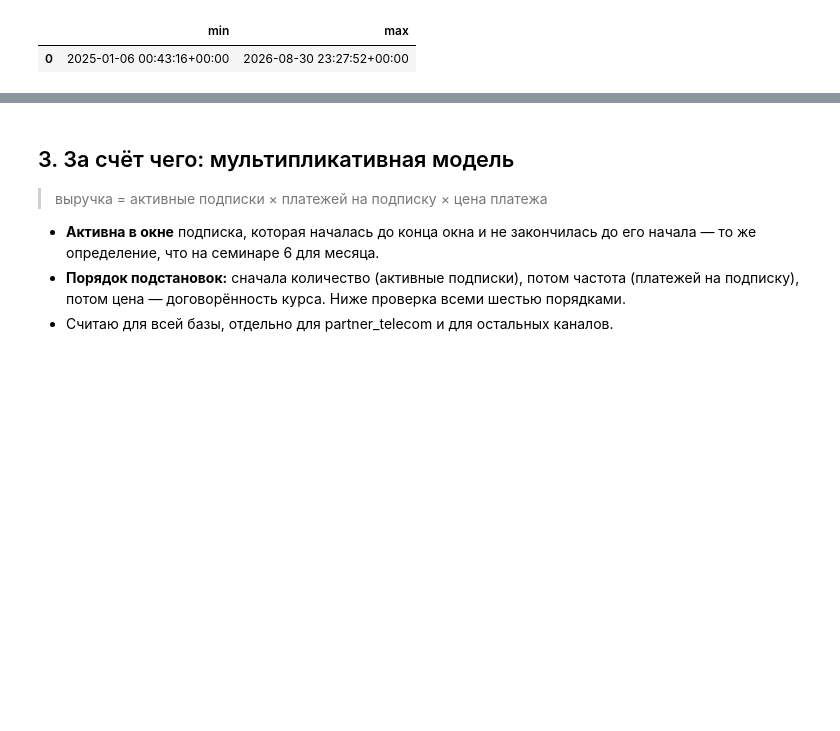
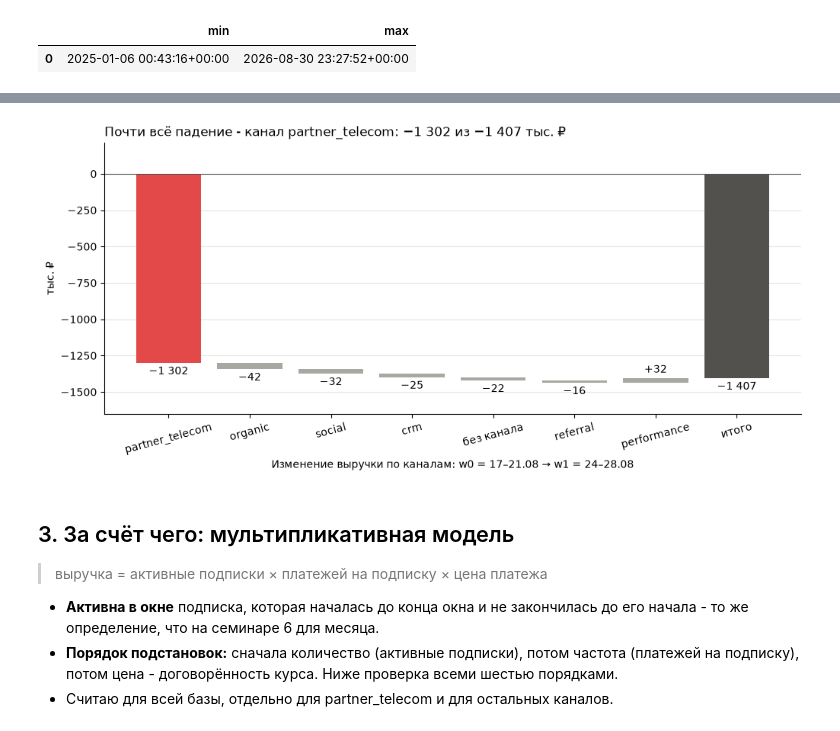
Before and after one commit to koriarstras/Ves_semestr, a Jupyter notebook: notebooks/project1.ipynb, the cells around one changed output, grey strips where cells are left out. Drawn from its saved outputs; the diff is of its cells as text; code cells hidden in the pictures; blank space fills up the shorter version.

Commit message:
Проект 1: ноутбук после полного прогона
Ноутбук перезапущен с нуля: все ячейки выполнены, выводы и графики
сохранены, ошибок нет.

Co-Authored-By: Claude Opus 5.5 <noreply@anthropic.com>

```diff
--- a/notebooks/project1.ipynb
+++ b/notebooks/project1.ipynb
@@ -502,41 +534,43 @@ where.loc["итого"] = where.sum()
 # %%
 def waterfall(deltas: pd.Series, title: str, accent: str) -> plt.Axes:
     """Каскад изменений, как на семинаре 6: столбик на фактор и «итого» в конце.
 
-    Акцентным цветом — только тот столбик, о котором вывод; остальные серые.
+    Акцентным цветом - только тот столбик, о котором вывод; остальные серые.
     """
     before = deltas.cumsum() - deltas      # уровень, на котором закончился предыдущий столбик
     colors = [ACCENT if name == accent else GREY for name in deltas.index]
 
     fig, ax = plt.subplots(figsize=(10, 4.6), layout="constrained")
     bars = ax.bar(deltas.index, deltas, bottom=before, color=colors, zorder=2)
     total = ax.bar("итого", deltas.sum(), color=INK, zorder=2)
     for group in (bars, total):
         ax.bar_label(group, fmt=signed, padding=3)
     ax.axhline(0, color=INK, linewidth=0.8)
     ax.set_title(title, loc="left")
     ax.set_ylabel("тыс. ₽")
     ax.use_sticky_edges = False            # иначе подписи упрутся в край графика
     ax.margins(y=0.15)
     ax.spines[["top", "right"]].set_visible(False)
     ax.grid(axis="y", color=GRID, zorder=0)
     return ax
 
 
 steps = where.drop("итого")["delta"] / 1000
 tel_delta = steps["partner_telecom"]
 ax = waterfall(steps, accent="partner_telecom",
-               title=f"Почти всё падение — канал partner_telecom: {signed(tel_delta)} из {signed(steps.sum())} тыс. ₽")
+               title=f"Почти всё падение - канал partner_telecom: {signed(tel_delta)} из {signed(steps.sum())} тыс. ₽")
 ax.set_xlabel("Изменение выручки по каналам: w0 = 17–21.08 → w1 = 24–28.08")
 ax.tick_params(axis="x", labelrotation=15)
 plt.show()
+# %% [output]
+[figure, added]
 # %% [markdown]
 ## 3. За счёт чего: мультипликативная модель
 
 > выручка = активные подписки × платежей на подписку × цена платежа
 
-- **Активна в окне** подписка, которая началась до конца окна и не закончилась до его начала — то же определение, что на семинаре 6 для месяца.
-- **Порядок подстановок:** сначала количество (активные подписки), потом частота (платежей на подписку), потом цена — договорённость курса. Ниже проверка всеми шестью порядками.
+- **Активна в окне** подписка, которая началась до конца окна и не закончилась до его начала - то же определение, что на семинаре 6 для месяца.
+- **Порядок подстановок:** сначала количество (активные подписки), потом частота (платежей на подписку), потом цена - договорённость курса. Ниже проверка всеми шестью порядками.
 - Считаю для всей базы, отдельно для partner_telecom и для остальных каналов.
 # %%
 def factors(w: tuple[str, str]) -> pd.DataFrame:
```
Also changed, not shown: parts of 34 cells of this notebook.
